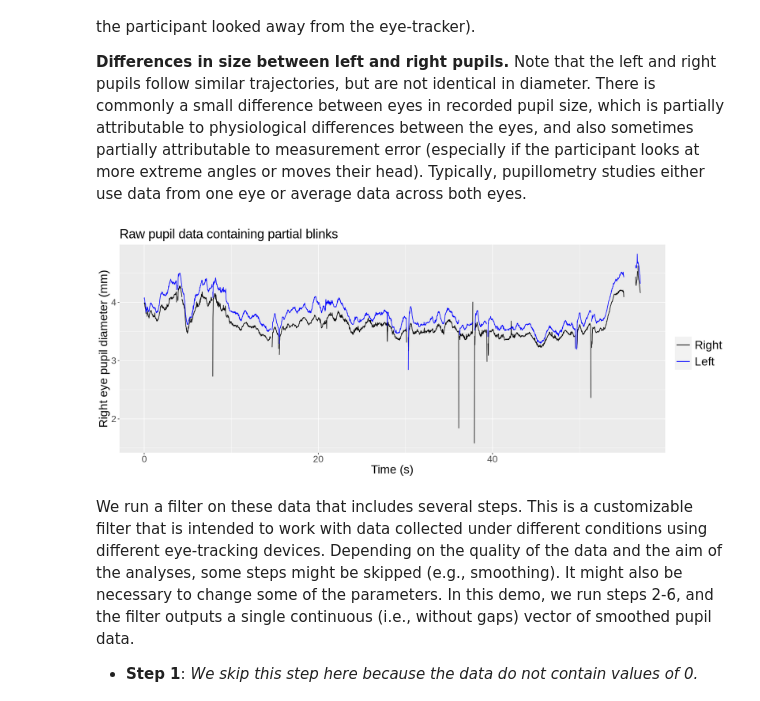
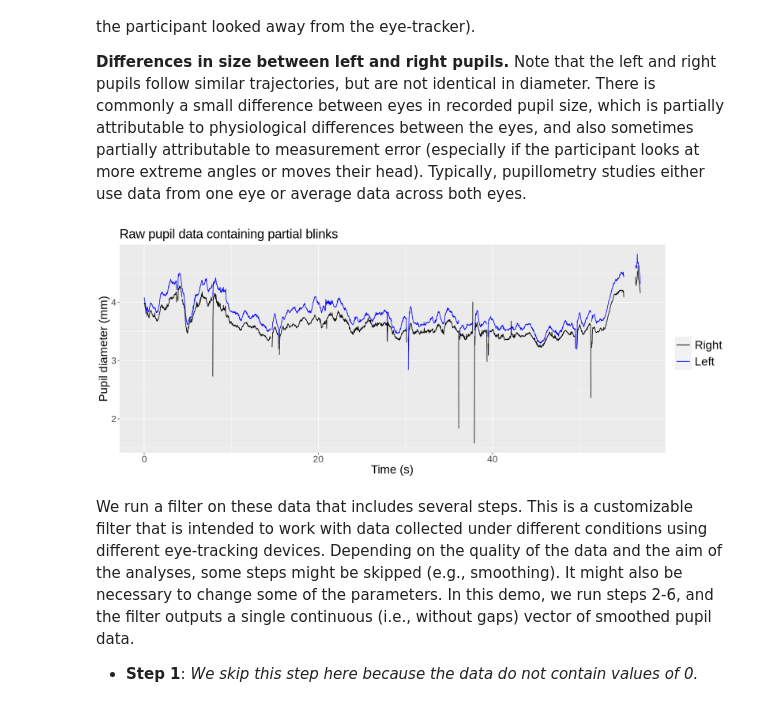
Before and after one commit to laurabishop/MusicDiscoveryPupil, a Jupyter notebook: MusicDiscoveryPhysiology.ipynb, the cells around one changed output. Drawn from its saved outputs; the diff is of its cells as text; code cells hidden in the pictures.

```diff
--- a/MusicDiscoveryPhysiology.ipynb
+++ b/MusicDiscoveryPhysiology.ipynb
@@ -163,17 +163,17 @@ tdata <- eyetracking[eyetracking$session == session.no & eyetracking$spotify_id
 # %%
 raw.plot <- ggplot(tdata, aes(x = tracktime)) + #xlim(30,40) +
                 geom_line(aes(y = Pupil.diameter.right..mm., colour = "Right")) +
                 geom_line(aes(y = Pupil.diameter.left..mm., colour = "Left")) +
                 scale_colour_manual("", breaks = c("Right", "Left", "Smoothed", "Interpolated"),
                                     values = c("black", "blue", "red", "orange")) +
                 ggtitle("Raw pupil data containing partial blinks") +
-                xlab("Time (s)") + ylab("Right eye pupil diameter (mm)") +
+                xlab("Time (s)") + ylab("Pupil diameter (mm)") +
                 theme(plot.title = element_text(size = 22),
                       axis.text = element_text(size = 16), axis.title = element_text(size = 20),
                       legend.text = element_text(size = 20), legend.key.size = unit(1, "cm"))
 raw.plot
 # %% [output]
-[figure, old version]
+[figure, new version]
 # %% [markdown]
 We run a filter on these data that includes several steps. This is a customizable filter that is intended to work with data collected under different conditions using different eye-tracking devices. Depending on the quality of the data and the aim of the analyses, some steps might be skipped (e.g., smoothing). It might also be necessary to change some of the parameters. In this demo, we run steps 2-6, and the filter outputs a single continuous (i.e., without gaps) vector of smoothed pupil data.
 
```
Also changed, not shown: parts of 3 cells of this notebook.
